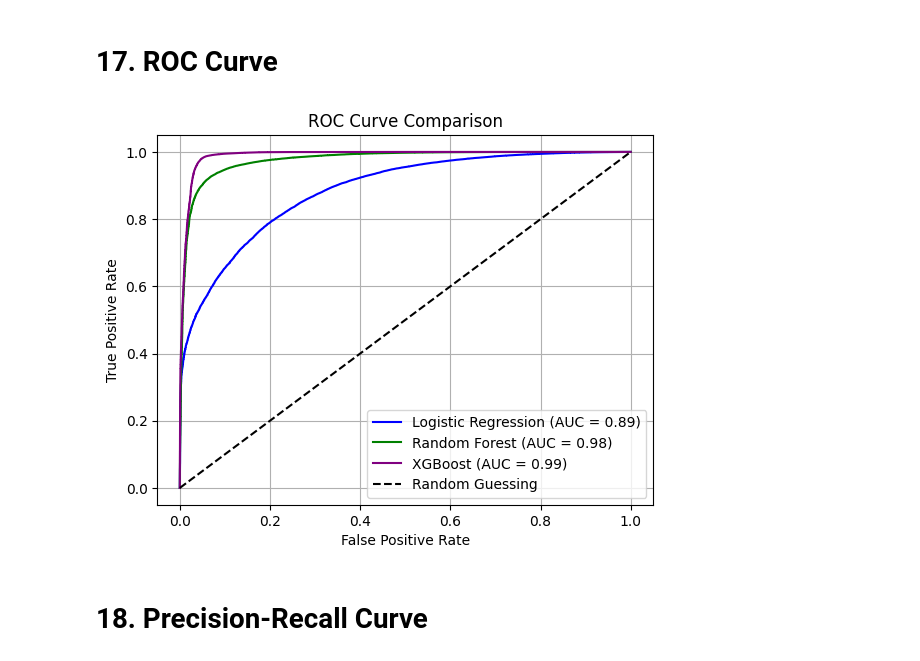
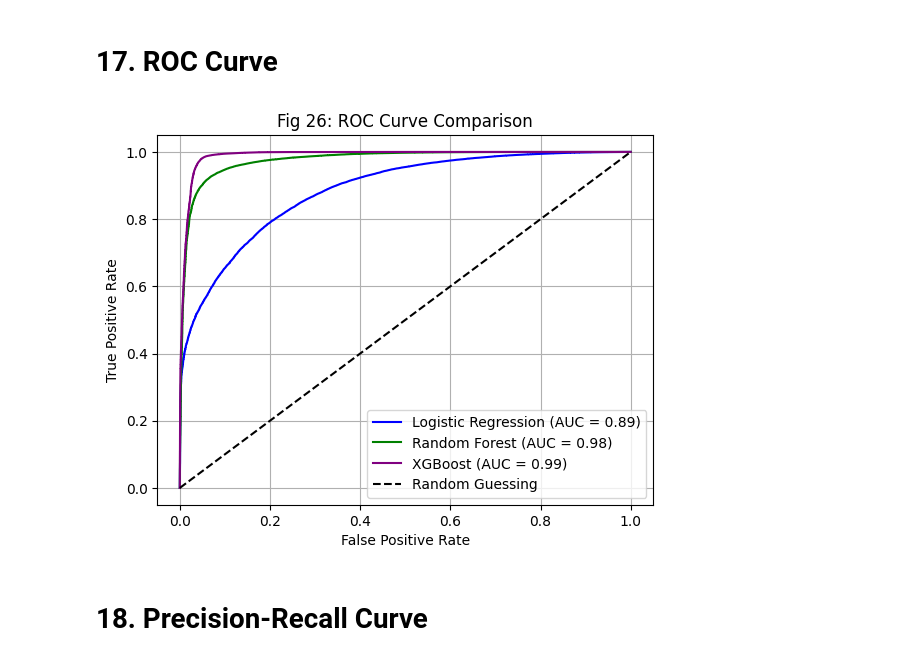
Before and after one commit to jerryorajekwe/Predicting-Loan-Default-Risk-with-Machine-Learning-Models, a Jupyter notebook: Loandefaultriskpredictionwithmachinelearning.ipynb, the cells around one changed output. Cells and saved outputs as stored; diff of their text form; code cells hidden in the pictures.

```diff
--- a/Loandefaultriskpredictionwithmachinelearning.ipynb
+++ b/Loandefaultriskpredictionwithmachinelearning.ipynb
@@ -745,29 +764,29 @@ plt.show()
 # %%
 # Logistic Regression
 fpr_lr, tpr_lr, _ = roc_curve(y_test, random_search_lr.best_estimator_.predict_proba(X_test)[:, 1])
 roc_auc_lr = auc(fpr_lr, tpr_lr)
 plt.plot(fpr_lr, tpr_lr, label=f"Logistic Regression (AUC = {roc_auc_lr:.2f})", color="blue")
 
 # Random Forest
 fpr_rf, tpr_rf, _ = roc_curve(y_test, random_search_rf.best_estimator_.predict_proba(X_test)[:, 1])
 roc_auc_rf = auc(fpr_rf, tpr_rf)
 plt.plot(fpr_rf, tpr_rf, label=f"Random Forest (AUC = {roc_auc_rf:.2f})", color="green")
 
 # XGBoost
 fpr_xgb, tpr_xgb, _ = roc_curve(y_test, random_search_xgb.best_estimator_.predict_proba(X_test)[:, 1])
 roc_auc_xgb = auc(fpr_xgb, tpr_xgb)
 plt.plot(fpr_xgb, tpr_xgb, label=f"XGBoost (AUC = {roc_auc_xgb:.2f})", color="purple")
 
 # Finalizing the plot
 plt.plot([0, 1], [0, 1], "k--", label="Random Guessing")
-plt.title("ROC Curve Comparison")
+plt.title("Fig 26: ROC Curve Comparison")
 plt.xlabel("False Positive Rate")
 plt.ylabel("True Positive Rate")
 plt.legend(loc="lower right")
 plt.grid(True)
 plt.show()
 # %% [output]
-[figure, old version]
+[figure, new version]
 # %% [markdown]
 # **18. Precision-Recall Curve**
 # %%
```
Also changed, not shown: parts of 12 cells of this notebook.
